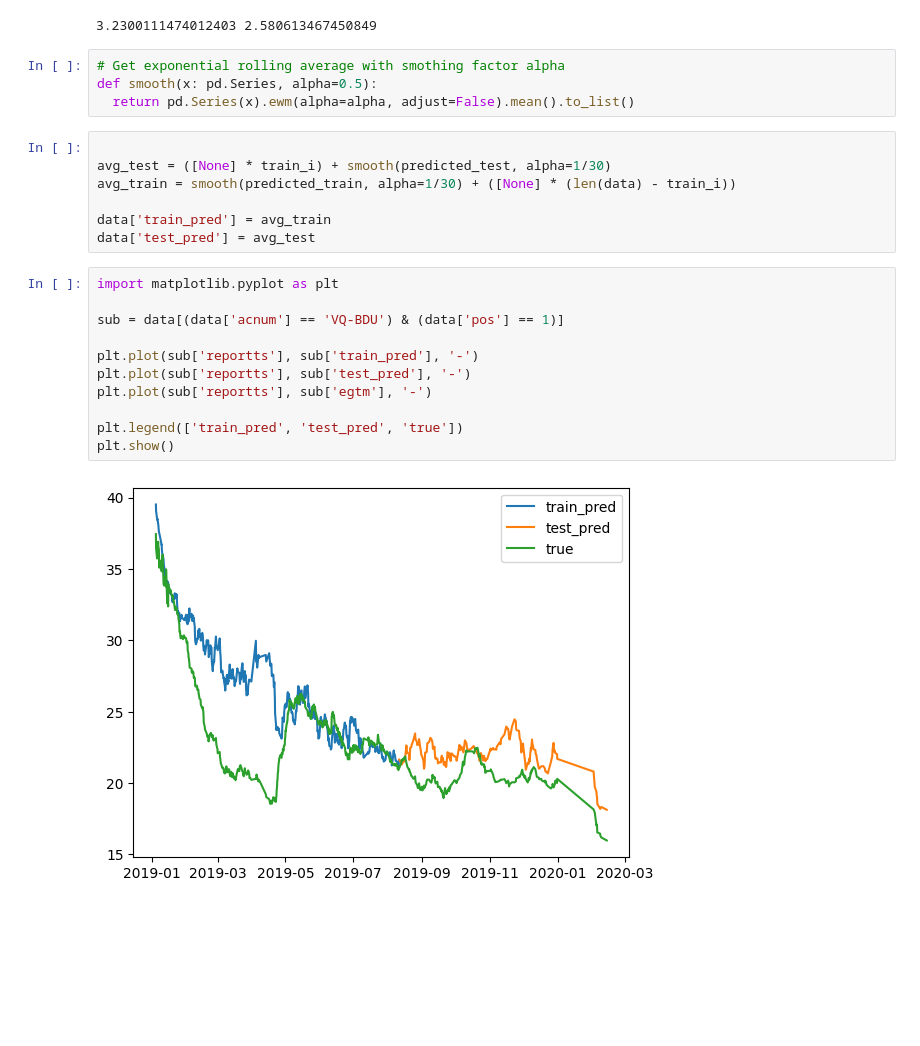
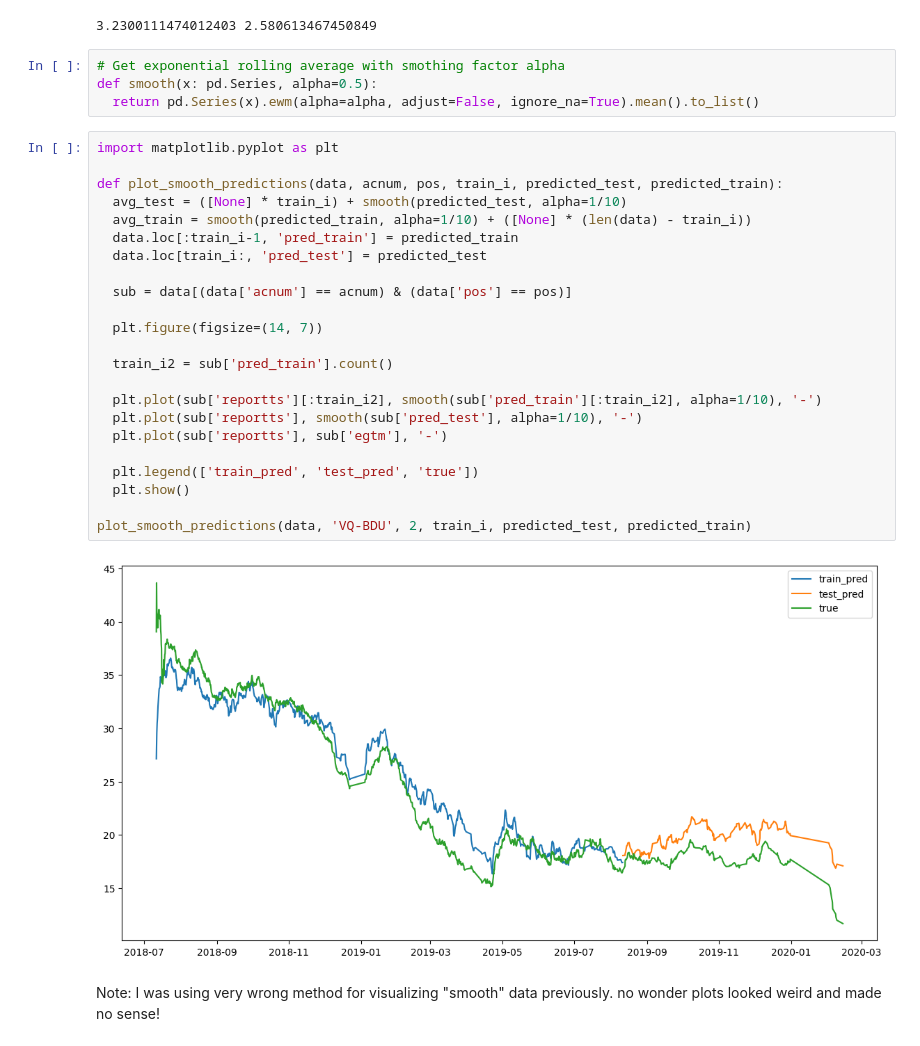
Before and after one commit to skeptlk/ecm, a Jupyter notebook: 15_jan_recursive_features.ipynb, the cells around one changed output. Cells and saved outputs as stored; diff of their text form; blank space fills up the shorter version.

Commit message:
Visualization the correct way

```diff
--- a/15_jan_recursive_features.ipynb
+++ b/15_jan_recursive_features.ipynb
@@ -96,24 +81,31 @@ print(mse, mae)
 # %%
 # Get exponential rolling average with smothing factor alpha
 def smooth(x: pd.Series, alpha=0.5):
-  return pd.Series(x).ewm(alpha=alpha, adjust=False).mean().to_list()
+  return pd.Series(x).ewm(alpha=alpha, adjust=False, ignore_na=True).mean().to_list()
-# %%
-
-avg_test = ([None] * train_i) + smooth(predicted_test, alpha=1/30)
-avg_train = smooth(predicted_train, alpha=1/30) + ([None] * (len(data) - train_i))
-
-data['train_pred'] = avg_train
-data['test_pred'] = avg_test
 # %%
 import matplotlib.pyplot as plt
 
-sub = data[(data['acnum'] == 'VQ-BDU') & (data['pos'] == 1)]
+def plot_smooth_predictions(data, acnum, pos, train_i, predicted_test, predicted_train):
+  avg_test = ([None] * train_i) + smooth(predicted_test, alpha=1/10)
+  avg_train = smooth(predicted_train, alpha=1/10) + ([None] * (len(data) - train_i))
+  data.loc[:train_i-1, 'pred_train'] = predicted_train
+  data.loc[train_i:, 'pred_test'] = predicted_test
 
-plt.plot(sub['reportts'], sub['train_pred'], '-')
-plt.plot(sub['reportts'], sub['test_pred'], '-')
-plt.plot(sub['reportts'], sub['egtm'], '-')
+  sub = data[(data['acnum'] == acnum) & (data['pos'] == pos)]
 
-plt.legend(['train_pred', 'test_pred', 'true'])
-plt.show()
+  plt.figure(figsize=(14, 7))
+
+  train_i2 = sub['pred_train'].count()
+
+  plt.plot(sub['reportts'][:train_i2], smooth(sub['pred_train'][:train_i2], alpha=1/10), '-')
+  plt.plot(sub['reportts'], smooth(sub['pred_test'], alpha=1/10), '-')
+  plt.plot(sub['reportts'], sub['egtm'], '-')
+
+  plt.legend(['train_pred', 'test_pred', 'true'])
+  plt.show()
+
+plot_smooth_predictions(data, 'VQ-BDU', 2, train_i, predicted_test, predicted_train)
 # %% [output]
-[figure, old version]
+[figure, new version]
+# %% [markdown]
+Note: I was using very wrong method for visualizing "smooth" data previously. no wonder plots looked weird and made no sense!
```
Also changed, not shown: parts of 1 cell of this notebook.
